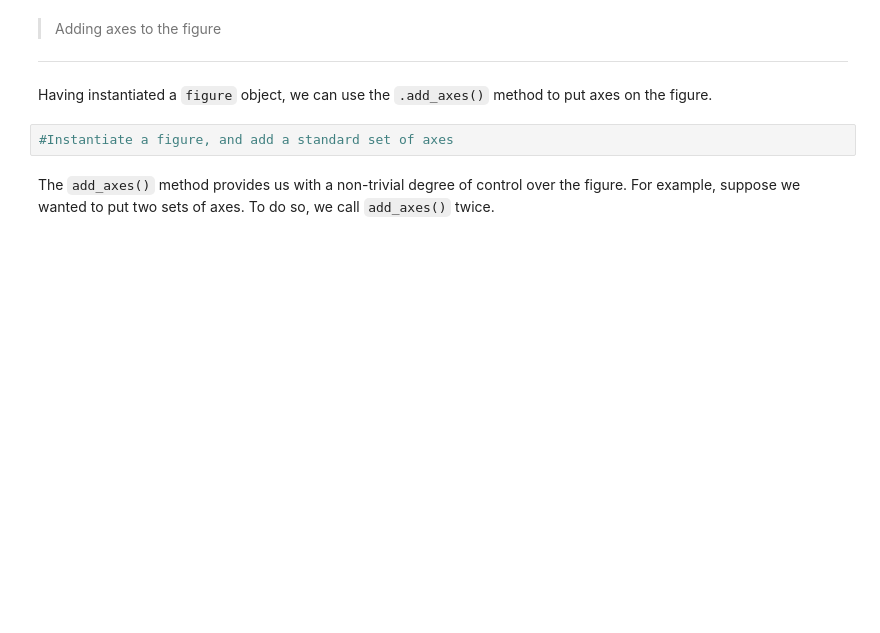
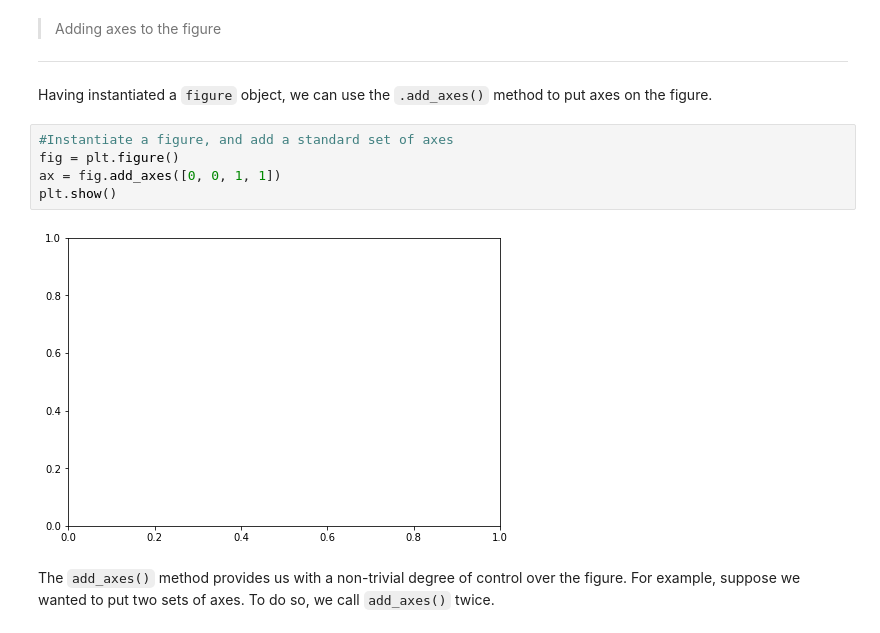
Before and after one commit to CQuIC/summer17-computing-workshop, a Jupyter notebook: Python_Visualization/Python_Visualization_Lesson.ipynb, the cells around one changed output. Saved outputs shown, nothing was run; the diff lists cells and outputs as text; blank space fills up the shorter version.

Commit message:
Add completed visualization NBs
For posterity's sake, having the completed
NBs available would be useful.

```diff
--- a/Python_Visualization/Python_Visualization_Lesson.ipynb
+++ b/Python_Visualization/Python_Visualization_Lesson.ipynb
@@ -45,6 +51,11 @@ Hmm...that's interesting! We made a figure, but when we show it, we simply get a
 Having instantiated a ``figure`` object, we can use the ``.add_axes()`` method to put axes on the figure.
 # %%
 #Instantiate a figure, and add a standard set of axes
+fig = plt.figure()
+ax = fig.add_axes([0, 0, 1, 1])
+plt.show()
+# %% [output]
+[figure, added]
 # %% [markdown]
 The ``add_axes()`` method provides us with a non-trivial degree of control over the figure. For example, suppose we wanted to put two sets of axes. To do so, we call ``add_axes()`` twice.
 # %%
```
Also changed, not shown: parts of 21 cells of this notebook, 1 other file.
